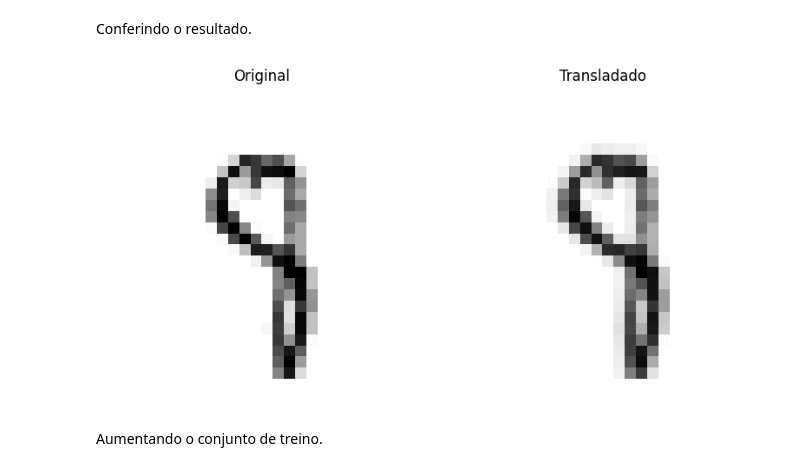
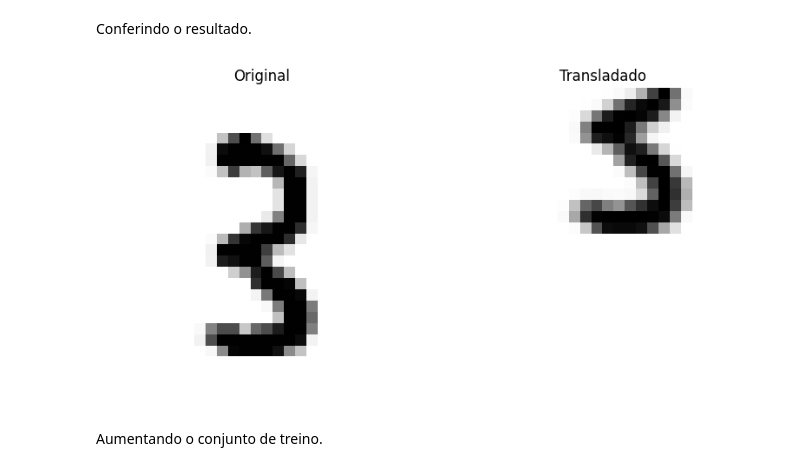
Before and after one commit to andrey-lolobrigida/MNIST-Data-Augmentation, a Jupyter notebook: MNIST_classification.ipynb, the cells around one changed output. Drawn from its saved outputs; the diff is of its cells as text; code cells hidden in the pictures.

Commit message:
number shift update

```diff
--- a/MNIST_classification.ipynb
+++ b/MNIST_classification.ipynb
@@ -501,24 +501,24 @@ Conferindo o resultado.
 # %%
 fig, (ax1, ax2) = plt.subplots(1, 2, figsize=(8, 4))
 
-ax1.imshow(X_train.iloc[10000].values.reshape(28, 28),
+ax1.imshow(X_train.iloc[11000].values.reshape(28, 28),
            cmap = mpl.cm.binary,
            interpolation= 'nearest')
 
 ax1.set_title('Original')
 ax1.axis('off')
 
-ax2.imshow(X_train_shifted.iloc[10000].values.reshape(28, 28),
+ax2.imshow(X_train_shifted.iloc[11000].values.reshape(28, 28),
            cmap = mpl.cm.binary,
            interpolation= 'nearest')
 
 ax2.set_title('Transladado')
 ax2.axis('off')
 
 plt.tight_layout()
 plt.show()
 # %% [output]
-[figure, old version]
+[figure, new version]
 # %% [markdown]
 Aumentando o conjunto de treino.
 # %%
```
